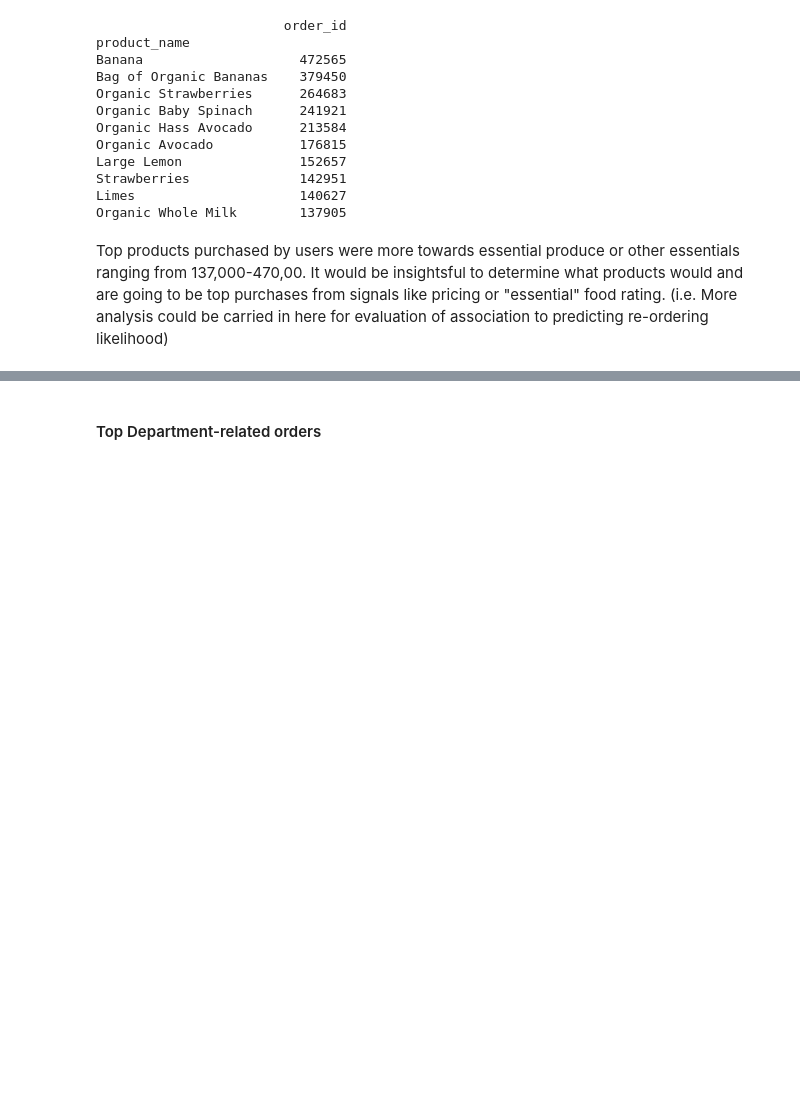
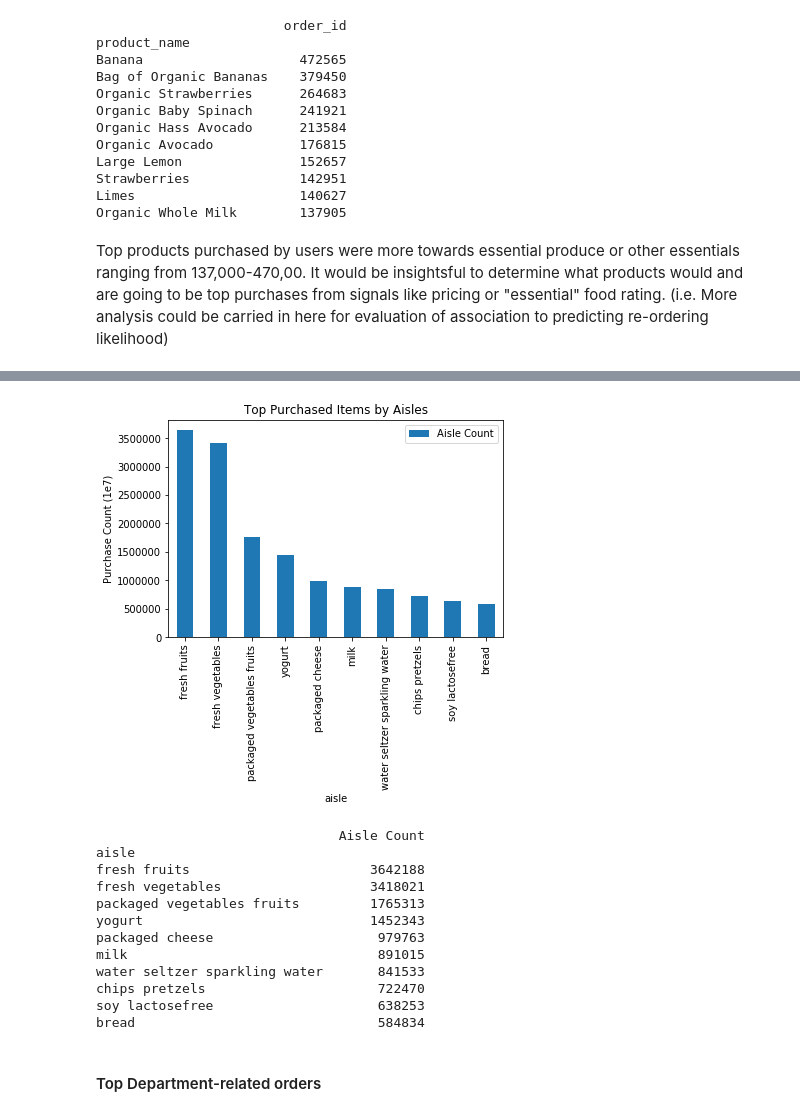
Before and after one commit to CloudChaoszero/Instacart-Product-AnalysisAndInference, a Jupyter notebook: Analytics/Instacart-Data-Analytics.ipynb, the cells around one changed output, grey strips where cells are left out. Drawn from its saved outputs; the diff is of its cells as text; code cells hidden in the pictures; blank space fills up the shorter version.

```diff
--- a/Analytics/Instacart-Data-Analytics.ipynb
+++ b/Analytics/Instacart-Data-Analytics.ipynb
@@ -161,0 +152,12 @@ Index(['product_id', 'product_name', 'aisle_id', 'department_id'], dtype='object
+# %%
+orders_JoinProductsAndDepartments = order_products_prior.merge( \
+        productsDf, on=['product_id','product_id'],how='inner') \
+        .merge(departmentsDf, on =['department_id','department_id'], \
+        how='left')
+# %%
+orders_JoinProductsAndAisles_grouped = orders_JoinProductsAndDepartments[ \
+        ['order_id','aisle_id']] \
+        .groupby(['aisle_id']).count().reset_index( \
+        'aisle_id',drop=False).sort_values('order_id',ascending=False)
+orders_JoinProductsAndAisles_grouped.set_index('aisle_id',inplace = True)
+orders_JoinProductsAndAisles_grouped.columns = ['Aisle Count']
@@ -162,3 +174,29 @@ Index(['product_id', 'product_name', 'aisle_id', 'department_id'], dtype='object
+# %%
+ordersAisleDF = orders_JoinProductsAndAisles_grouped.merge( \
+                    aislesDf,on=['aisle_id','aisle_id'],how='inner')[['aisle','Aisle Count']]
+# %%
+ordersAisleDF.set_index('aisle',inplace=True)
+# %%
+ordersAisleDF[:10].plot(kind='bar')
+plt.title('Top Purchased Items by Aisles')
+plt.ylabel('Purchase Count (1e7)')
+plt.show()
+
+print(ordersAisleDF[:10])
+# %% [output]
+[figure, added]
+                               Aisle Count
+aisle
+fresh fruits                       3642188
+fresh vegetables                   3418021
+packaged vegetables fruits         1765313
+yogurt                             1452343
+packaged cheese                     979763
+milk                                891015
+water seltzer sparkling water       841533
+chips pretzels                      722470
+soy lactosefree                     638253
+bread                               584834
 # %% [markdown]
 #### Top Department-related orders
 # %%
```
Also changed, not shown: parts of 21 cells of this notebook.
